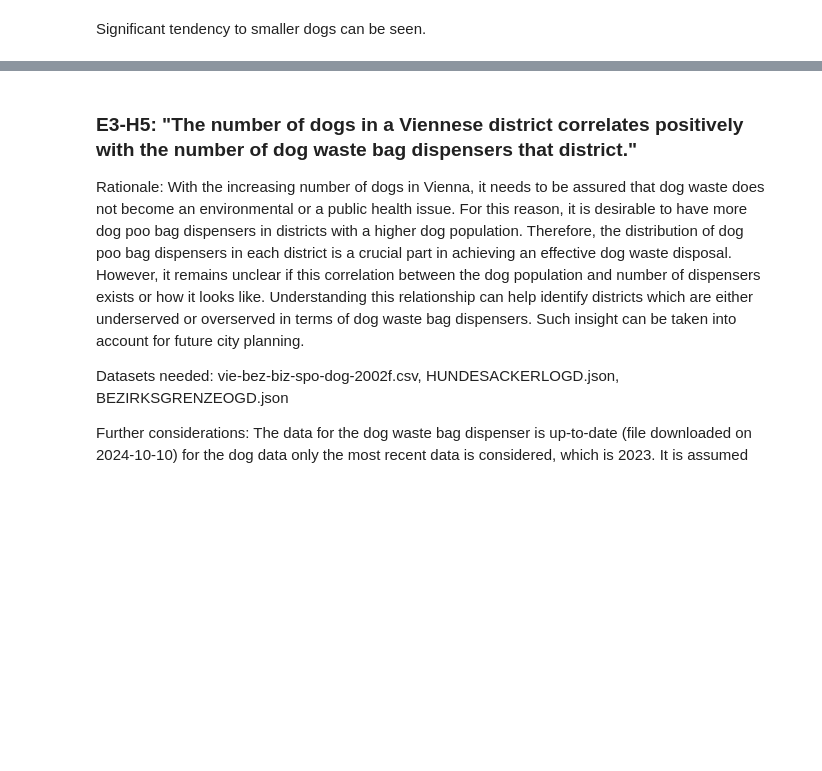
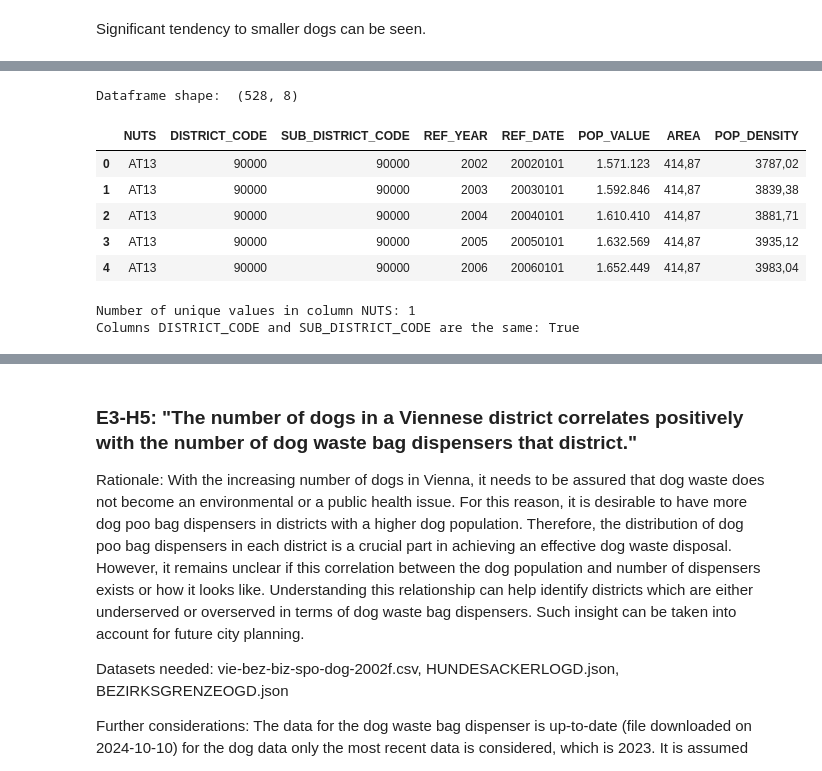
Before and after one commit to theresanother1/dee24-group-project, a Jupyter notebook: prj01.ipynb, the cells around one changed output, grey strips where cells are left out. Cells and saved outputs as stored; diff of their text form; code cells hidden in the pictures; blank space fills up the shorter version.

```diff
--- a/prj01.ipynb
+++ b/prj01.ipynb
@@ -953,0 +973,23 @@ Author: Anna Punzengruber
+# %%
+#Load dataset
+#Only use columns with data with usecols (there are a lot of empty columns in the dataset)
+bev_dichte = pd.read_csv('vie-bez-biz-pop-den-2002f.csv', sep=';', skiprows=1, usecols=[0,1,2,3,4,5,6,7])
+print("Dataframe shape: ", bev_dichte.shape)
+bev_dichte.head(5)
+# %% [output]
+Dataframe shape:  (528, 8)
+|  | NUTS | DISTRICT_CODE | SUB_DISTRICT_CODE | REF_YEAR | REF_DATE | POP_VALUE | AREA | POP_DENSITY |
+| 0 | AT13 | 90000 | 90000 | 2002 | 20020101 | 1.571.123 | 414,87 | 3787,02 |
+| 1 | AT13 | 90000 | 90000 | 2003 | 20030101 | 1.592.846 | 414,87 | 3839,38 |
+| 2 | AT13 | 90000 | 90000 | 2004 | 20040101 | 1.610.410 | 414,87 | 3881,71 |
+| 3 | AT13 | 90000 | 90000 | 2005 | 20050101 | 1.632.569 | 414,87 | 3935,12 |
+| 4 | AT13 | 90000 | 90000 | 2006 | 20060101 | 1.652.449 | 414,87 | 3983,04 |
+# %%
+#Some columns are redundant
+# NUTS - is the same for every row
+print("Number of unique values in column NUTS:",bev_dichte['NUTS'].nunique())
+# SUB_DISTRICT_CODE - same as district code
+print("Columns DISTRICT_CODE and SUB_DISTRICT_CODE are the same:",bev_dichte['DISTRICT_CODE'].equals(bev_dichte['SUB_DISTRICT_CODE']))
+# %% [output]
+Number of unique values in column NUTS: 1
+Columns DISTRICT_CODE and SUB_DISTRICT_CODE are the same: True
```
Also changed, not shown: parts of 24 cells of this notebook, 1 other file.
